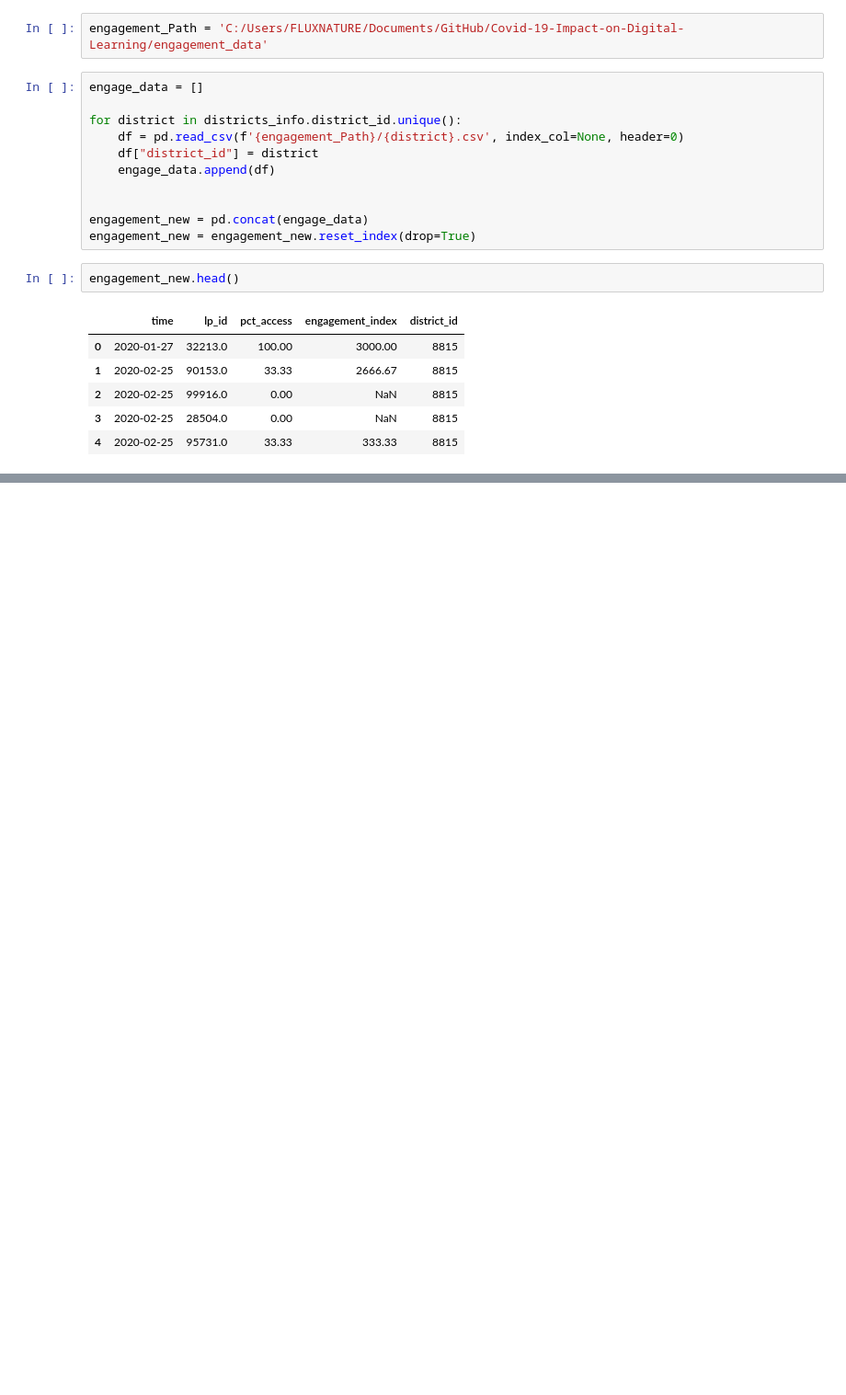
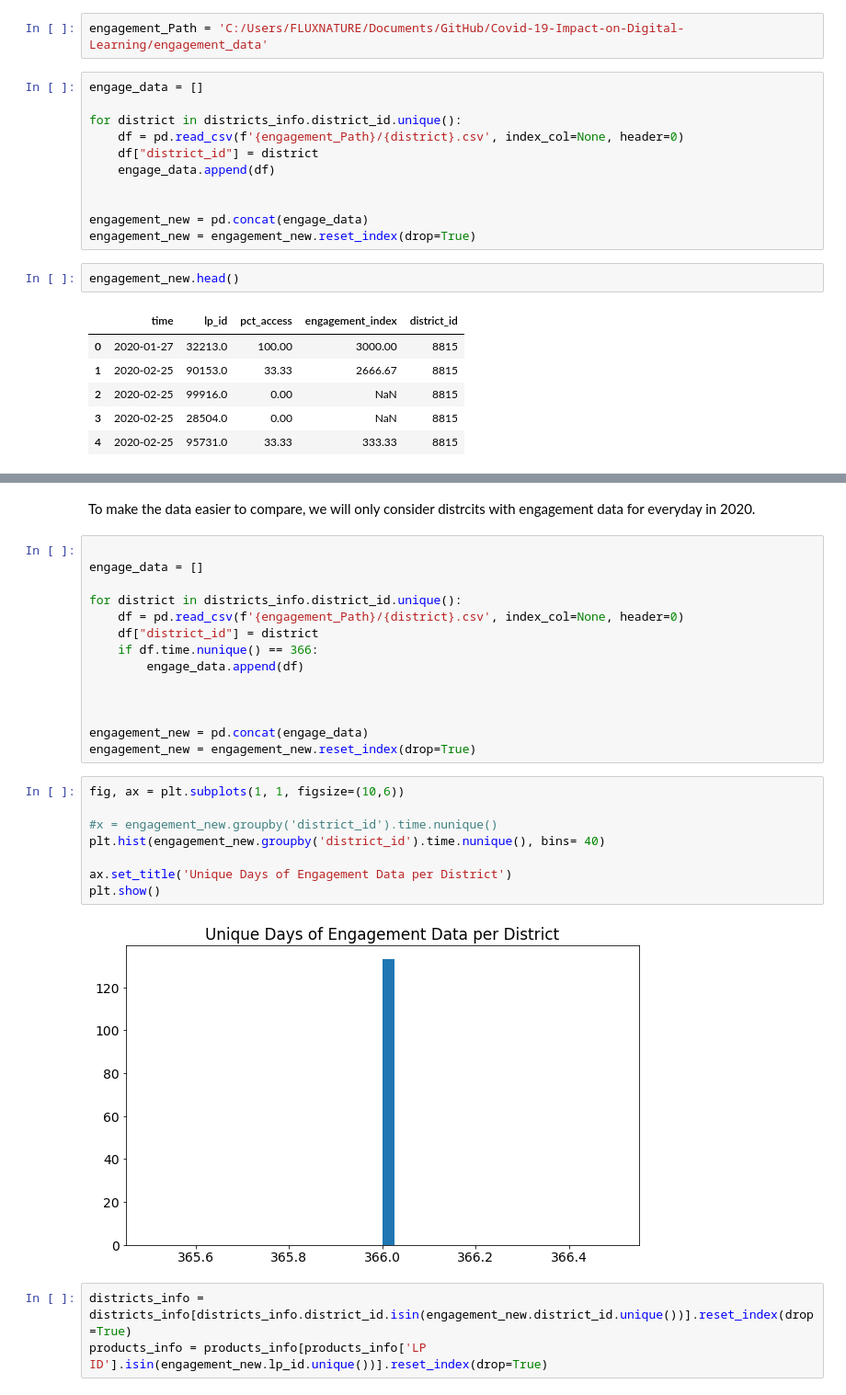
Before and after one commit to AbooNaziha/Covid-19-Impact-on-Digital-Learning, a Jupyter notebook: data_preprocessing.ipynb, the cells around one changed output, grey strips where cells are left out. Shown: that part at 92% size. Cells and saved outputs as stored; diff of their text form; blank space fills up the shorter version.

```diff
--- a/data_preprocessing.ipynb
+++ b/data_preprocessing.ipynb
@@ -210,0 +239,29 @@ engagement_new.head()
+# %% [markdown]
+To make the data easier to compare, we will only consider distrcits with engagement data for everyday in 2020.
+# %%
+
+engage_data = []
+
+for district in districts_info.district_id.unique():
+    df = pd.read_csv(f'{engagement_Path}/{district}.csv', index_col=None, header=0)
+    df["district_id"] = district
+    if df.time.nunique() == 366:
+        engage_data.append(df)
+
+
+
+engagement_new = pd.concat(engage_data)
+engagement_new = engagement_new.reset_index(drop=True)
+# %%
+fig, ax = plt.subplots(1, 1, figsize=(10,6))
+
+#x = engagement_new.groupby('district_id').time.nunique()
+plt.hist(engagement_new.groupby('district_id').time.nunique(), bins= 40)
+
+ax.set_title('Unique Days of Engagement Data per District')
+plt.show()
+# %% [output]
+[figure, added]
+# %%
+districts_info = districts_info[districts_info.district_id.isin(engagement_new.district_id.unique())].reset_index(drop=True)
+products_info = products_info[products_info['LP ID'].isin(engagement_new.lp_id.unique())].reset_index(drop=True)
```
Also changed, not shown: parts of 19 cells of this notebook.
